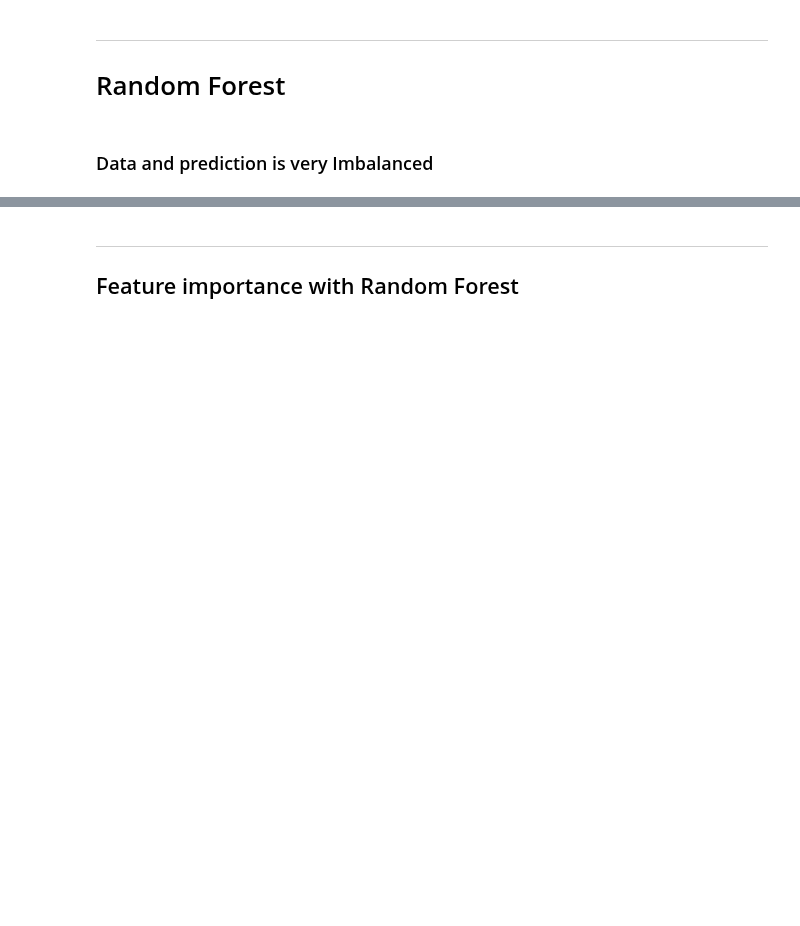
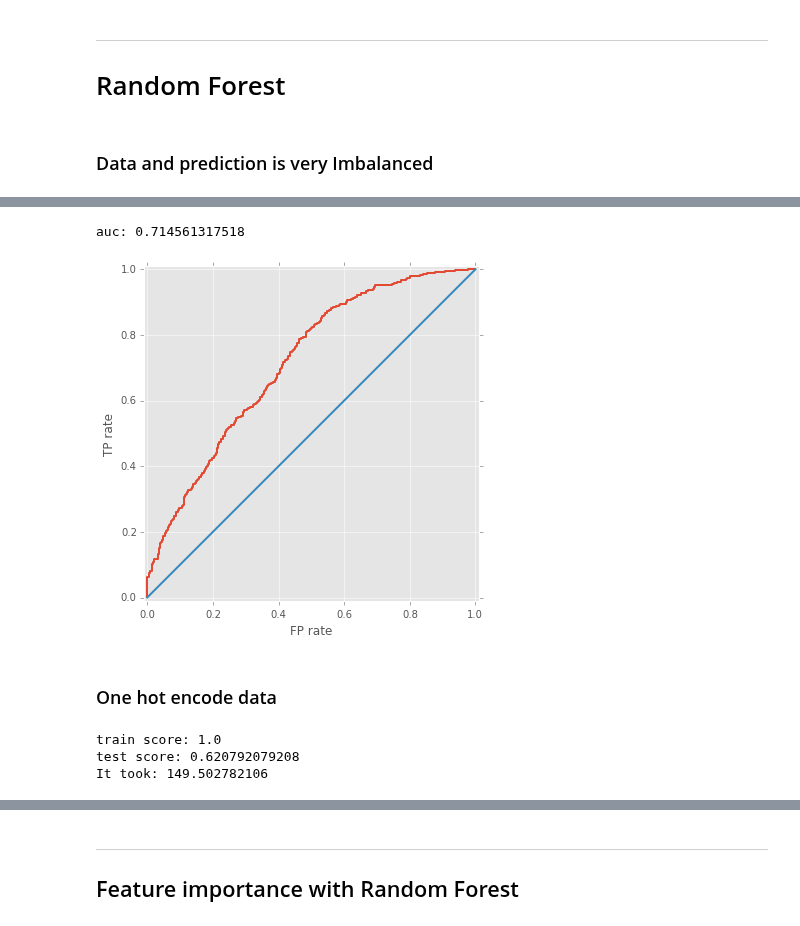
Before and after one commit to riblidezso/methylation_code, a Jupyter notebook: modelling/naive_sklearn_islands.ipynb, the cells around one changed output, grey strips where cells are left out. Saved outputs shown, nothing was run; the diff lists cells and outputs as text; code cells hidden in the pictures; blank space fills up the shorter version.

```diff
--- a/modelling/naive_sklearn_islands.ipynb
+++ b/modelling/naive_sklearn_islands.ipynb
@@ -147,0 +149,7 @@ prediction balance:
+# %%
+plot_roc(test_y,test_pred_pr[:,1])
+# %% [output]
+auc: 0.714561317518
+[figure, added]
+# %% [markdown]
+### One hot encode data
@@ -147,0 +163,8 @@ prediction balance:
+# %%
+rf = ensemble.RandomForestClassifier(n_estimators=1000,min_samples_split=5,n_jobs=14)
+train_pred,test_pred,train_pred_pr,test_pred_pr=test_sklearn_model(
+    rf,one_hot_train_x,train_y,one_hot_test_x,test_y)
+# %% [output]
+train score: 1.0
+test score: 0.620792079208
+It took: 149.502782106
```
Also changed, not shown: parts of 23 cells of this notebook, 2 other files.
